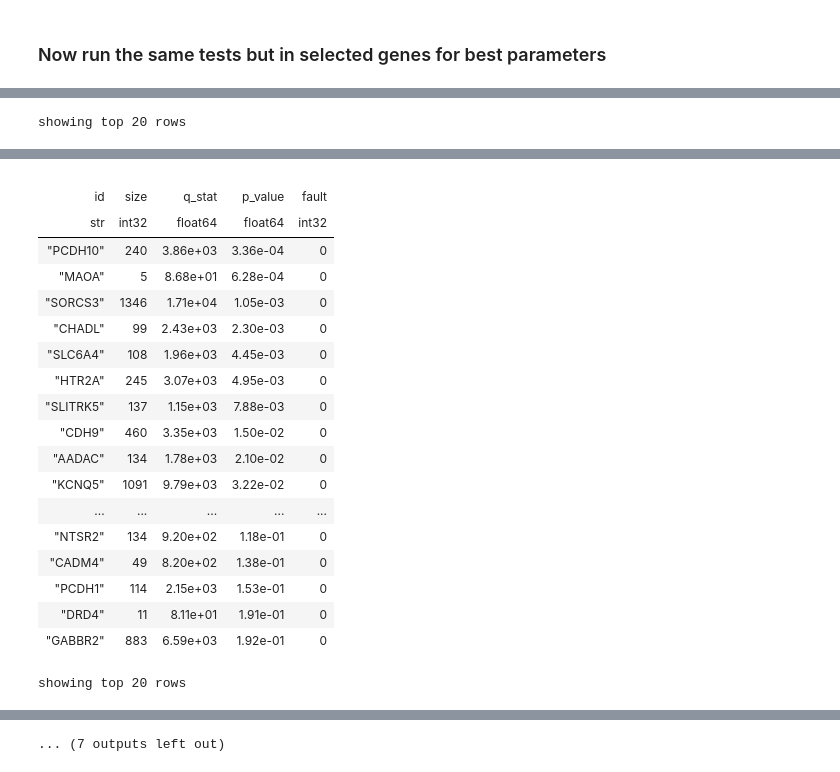
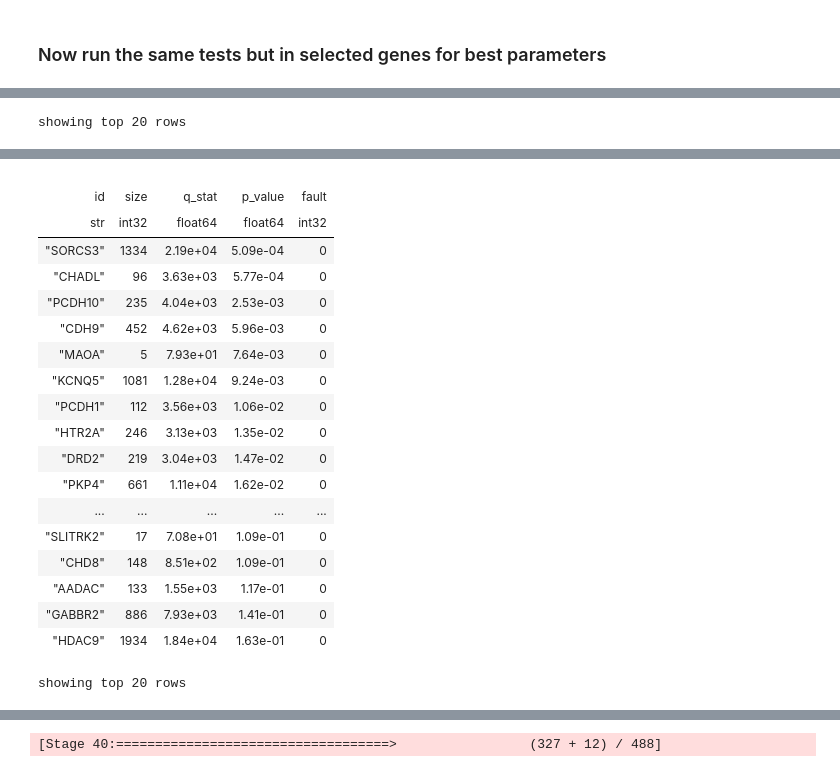
Before and after one commit to ippas/imdik-zekanowski-gts, a Jupyter notebook: preprocessing/oligogenic-model/5-1-run-SKAT-pw-vs-gts.ipynb, the cells around one changed output, grey strips where cells are left out. Drawn from its saved outputs; the diff is of its cells as text; code cells hidden in the pictures.

Commit message:
new run of the model

```diff
--- a/preprocessing/oligogenic-model/5-1-run-SKAT-pw-vs-gts.ipynb
+++ b/preprocessing/oligogenic-model/5-1-run-SKAT-pw-vs-gts.ipynb
@@ -76,8 +84,8 @@ mts = prep_pl_for_skat(mts)
 # %%
 mts = []
 
-for i in list(range(10)):
-    mt = hl.read_matrix_table(localfs_path+'_pl_'+str(i)+'annot.mt')
+for i in list(range(18)):
+    mt = hl.read_matrix_table(localfs_path+'_pl_'+str(i)+'ann.mt')
     mts.append(mt)
 # %%
 len(mts)
@@ -128,0 +312,22 @@ for x in list(range(20)):
+# %%
+skat_tables = []
+
+for x in list(range(20)):
+
+    lambdas = []
+
+    for i in list(range(10)):
+
+        if os.path.exists(
+                localfs_path+'skat_table_'+str(x)+'_scores_no_filter_parts_'+str(i)+'.mt'
+            ):
+            skat_table = hl.read_table(
+                    localfs_path+'skat_table_'+str(x)+'_scores_no_filter_parts_'+str(i)+'.mt'
+                )
+            print('skat_table_'+str(x)+'_scores_no_filter_'+str(i)+'.mt')
+
+            lambdas.append(hl.lambda_gc(skat_table.p_value))
+            skat_tables.append(skat_table)
+
+    print(lambdas)
+    print(np.median(np.array(lambdas)))
@@ -129,11 +373,22 @@ for x in list(range(20)):
 # %% [markdown]
 ### Now run the same tests but in selected genes for best parameters
 # %%
+#mts = []
+
+#for i in list(range(10)):
+#    mts.append(
+#        hl.read_matrix_table(
+#            '/net/pr2/projects/plgrid/plggneuromol/imdik-zekanowski-gts/data/mts/oligogenic-model/pl_'+str(i)+'annot.mt'
+#        )
+# )
+
+
 mts = []
 
-for i in list(range(9)):
-    mt = hl.read_matrix_table(localfs_path+'_pl_'+str(i)+'annot.mt')
+for i in list(range(10)):
+    mt = hl.read_matrix_table(localfs_path+'_pl_'+str(i)+'ann.mt')
     mts.append(mt)
+
 
 skat_tables = []
 plots = []
@@ -152,7 +407,9 @@ gene_list = ['DCC', 'RBFOX', 'SLC30A9', 'DCAF4L1', 'SORCS3', 'KCNQ5', 'KCNQ-IT1'
 # %%
 for idx, mt in enumerate(mts):
     mt = mt.filter_rows(hl.literal(gene_list).contains(mt.nearest_genes_20kb))
-    skat_table, qq_plot = run_skat_log(mt, 8, 'scores_no_filter', '_polish_without_'+str(idx))
+    #skat_table, qq_plot = run_skat_log(mt, 5, 'scores_no_filter', '_polish_without_'+str(idx))
+    #seed1
+    skat_table, qq_plot = run_skat_log(mt, 6, 'scores_no_filter', '_gts_genes_'+str(idx))
     skat_tables.append(skat_table)
     plots.append(qq_plot)
 # %% [output]
@@ -205,20 +462,20 @@ showing top 20 rows
 |  |  |  |  |  |
 | id | size | q_stat | p_value | fault |
 | str | int32 | float64 | float64 | int32 |
-| "PCDH10" | 240 | 3.86e+03 | 3.36e-04 | 0 |
-| "MAOA" | 5 | 8.68e+01 | 6.28e-04 | 0 |
-| "SORCS3" | 1346 | 1.71e+04 | 1.05e-03 | 0 |
-| "CHADL" | 99 | 2.43e+03 | 2.30e-03 | 0 |
-| "SLC6A4" | 108 | 1.96e+03 | 4.45e-03 | 0 |
-| "HTR2A" | 245 | 3.07e+03 | 4.95e-03 | 0 |
-| "SLITRK5" | 137 | 1.15e+03 | 7.88e-03 | 0 |
-| "CDH9" | 460 | 3.35e+03 | 1.50e-02 | 0 |
-| "AADAC" | 134 | 1.78e+03 | 2.10e-02 | 0 |
-| "KCNQ5" | 1091 | 9.79e+03 | 3.22e-02 | 0 |
+| "SORCS3" | 1334 | 2.19e+04 | 5.09e-04 | 0 |
+| "CHADL" | 96 | 3.63e+03 | 5.77e-04 | 0 |
+| "PCDH10" | 235 | 4.04e+03 | 2.53e-03 | 0 |
+| "CDH9" | 452 | 4.62e+03 | 5.96e-03 | 0 |
+| "MAOA" | 5 | 7.93e+01 | 7.64e-03 | 0 |
+| "KCNQ5" | 1081 | 1.28e+04 | 9.24e-03 | 0 |
+| "PCDH1" | 112 | 3.56e+03 | 1.06e-02 | 0 |
+| "HTR2A" | 246 | 3.13e+03 | 1.35e-02 | 0 |
+| "DRD2" | 219 | 3.04e+03 | 1.47e-02 | 0 |
+| "PKP4" | 661 | 1.11e+04 | 1.62e-02 | 0 |
 | ... | ... | ... | ... | ... |
-| "NTSR2" | 134 | 9.20e+02 | 1.18e-01 | 0 |
-| "CADM4" | 49 | 8.20e+02 | 1.38e-01 | 0 |
-| "PCDH1" | 114 | 2.15e+03 | 1.53e-01 | 0 |
-| "DRD4" | 11 | 8.11e+01 | 1.91e-01 | 0 |
-| "GABBR2" | 883 | 6.59e+03 | 1.92e-01 | 0 |
+| "SLITRK2" | 17 | 7.08e+01 | 1.09e-01 | 0 |
+| "CHD8" | 148 | 8.51e+02 | 1.09e-01 | 0 |
+| "AADAC" | 133 | 1.55e+03 | 1.17e-01 | 0 |
+| "GABBR2" | 886 | 7.93e+03 | 1.41e-01 | 0 |
+| "HDAC9" | 1934 | 1.84e+04 | 1.63e-01 | 0 |
 showing top 20 rows
@@ -229,6 +486,6 @@ showing top 20 rows
 [interactive output not drawn]
 [interactive output not drawn]
-... (7 outputs left out)
+[Stage 40:===================================>                 (327 + 12) / 488]
 # %%
 skat_results = skat_tables[0]
 
```
Also changed, not shown: parts of 18 cells of this notebook, 9 other files.
